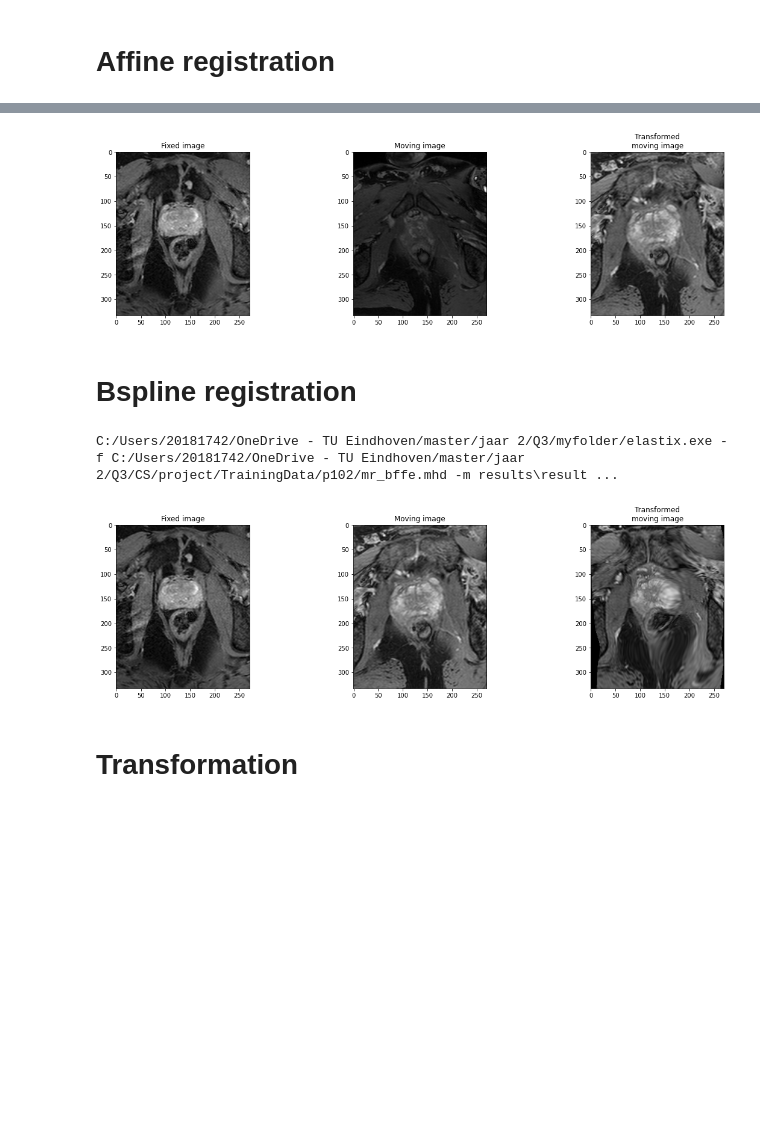
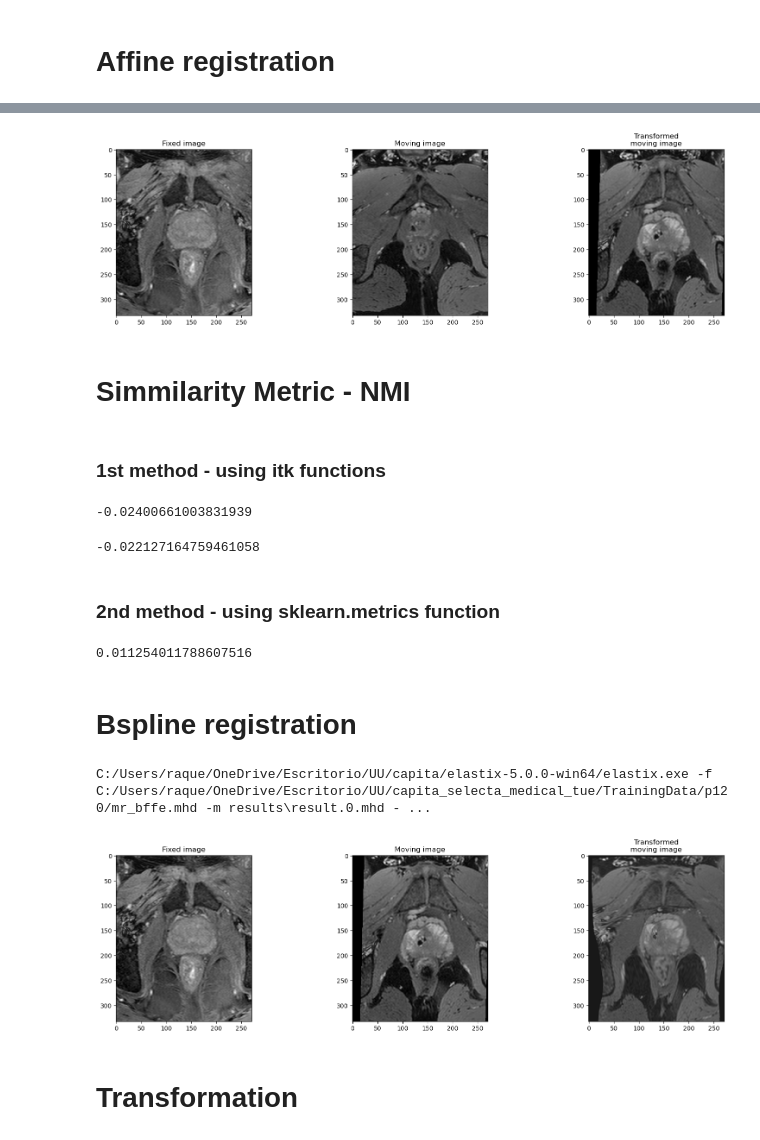
Before and after one commit to reitxel/CapitaSelectaTUe, a Jupyter notebook: Project CS.ipynb, the cells around one changed output, grey strips where cells are left out. Cells and saved outputs as stored; diff of their text form; code cells hidden in the pictures; blank space fills up the shorter version.

```diff
--- a/Project CS.ipynb
+++ b/Project CS.ipynb
@@ -23,7 +77,7 @@ el = elastix.ElastixInterface(elastix_path=ELASTIX_PATH)
 # %%
-fixed_image_path = 'C:/Users/20181742/OneDrive - TU Eindhoven/master/jaar 2/Q3/CS/project/TrainingData/p102/mr_bffe.mhd'
-moving_image_path = 'C:/Users/20181742/OneDrive - TU Eindhoven/master/jaar 2/Q3/CS/project/TrainingData/p107/mr_bffe.mhd'
-parameter_file_path = 'C:/Users/20181742/OneDrive - TU Eindhoven/master/jaar 2/Q3/CS/project/TrainingData/parameters_affine.txt'
+fixed_image_path = 'C:/Users/raque/OneDrive/Escritorio/UU/capita_selecta_medical_tue/TrainingData/p120/mr_bffe.mhd'
+moving_image_path = 'C:/Users/raque/OneDrive/Escritorio/UU/capita_selecta_medical_tue/TrainingData/p125/mr_bffe.mhd'
+parameter_file_path = 'C:/Users/raque/OneDrive/Escritorio/UU/capita_selecta_medical_tue/code2/parameters_affine.txt'
 # %%
 el.register(
     fixed_image=fixed_image_path,
@@ -35,37 +89,71 @@ C:/Users/20181742/OneDrive - TU Eindhoven/master/jaar 2/Q3/myfolder/elastix.exe
 # %%
 result_path_affine = os.path.join('results', 'result.0.mhd')
 # %%
-fixed_image = imageio.imread(fixed_image_path)[40,:,:]
-moving_image = imageio.imread(moving_image_path)[40,:,:]
-transformed_moving_image = imageio.imread(result_path_affine)[40,:,:]
+fixed_image = imageio.v2.imread(fixed_image_path)[40,:,:]
+moving_image = imageio.v2.imread(moving_image_path)[40,:,:]
+transformed_moving_image = imageio.v2.imread(result_path_affine)[40,:,:]
 fig, ax = plt.subplots(1, 3, figsize=(20, 5))
 ax[0].imshow(fixed_image, cmap='gray')
 ax[0].set_title('Fixed image')
 ax[1].imshow(moving_image, cmap='gray')
 ax[1].set_title('Moving image')
 ax[2].imshow(transformed_moving_image, cmap='gray')
 ax[2].set_title('Transformed\nmoving image')
 
 plt.show()
 # %% [output]
-[figure, old version]
+[figure, new version]
+# %% [markdown]
+# Simmilarity Metric - NMI
+# %% [markdown]
+### 1st method - using itk functions
+# %%
+img1 = sitk.ReadImage(fixed_image_path,sitk.sitkFloat32)
+img2 = sitk.ReadImage(moving_image_path,sitk.sitkFloat32)
+
+registration_method = sitk.ImageRegistrationMethod()
+registration_method.SetMetricAsMattesMutualInformation()
+registration_method.MetricEvaluate(img1,img2)
+# %% [output]
+-0.02400661003831939
+# %%
+registration_method_corr = sitk.ImageRegistrationMethod()
+registration_method_corr.SetMetricAsCorrelation()
+registration_method_corr.MetricEvaluate(img1,img2)
+# %% [output]
+-0.022127164759461058
+# %% [markdown]
+### 2nd method - using sklearn.metrics function
+# %%
+def NMI(img1,img2):
+    img1_ = sitk.GetArrayFromImage(img1)
+    img2_ = sitk.GetArrayFromImage(img2)
+    img2_ = np.reshape(img2_, -1)
+    img1_ = np.reshape(img1_, -1)
+    normalized_mutual_infor = normalized_mutual_info_score(img1_, img2_)
+    nmi = normalized_mutual_infor
+    print(nmi)
+
+NMI(img1, img2)
+# %% [output]
+0.011254011788607516
 # %% [markdown]
 # Bspline registration
 # %%
-parameter_file_path_bspline = 'C:/Users/20181742/OneDrive - TU Eindhoven/master/jaar 2/Q3/CS/project/TrainingData/parameters_bspline.txt'
+parameter_file_path_bspline = 'C:/Users/raque/OneDrive/Escritorio/UU/capita_selecta_medical_tue/code2/parameters_bspline1.txt'
 el.register(
     fixed_image=fixed_image_path,
     moving_image=result_path_affine,
     parameters=[parameter_file_path_bspline],
     output_dir='results1')
 # %% [output]
-C:/Users/20181742/OneDrive - TU Eindhoven/master/jaar 2/Q3/myfolder/elastix.exe -f C:/Users/20181742/OneDrive - TU Eindhoven/master/jaar 2/Q3/CS/project/TrainingData/p102/mr_bffe.mhd -m results\result ...
+C:/Users/raque/OneDrive/Escritorio/UU/capita/elastix-5.0.0-win64/elastix.exe -f C:/Users/raque/OneDrive/Escritorio/UU/capita_selecta_medical_tue/TrainingData/p120/mr_bffe.mhd -m results\result.0.mhd - ...
 # %%
 result_path = os.path.join('results1', 'result.0.mhd')
 # %%
-fixed_image = imageio.imread(fixed_image_path)[40,:,:]
-moving_image = imageio.imread(result_path_affine)[40,:,:]
-transformed_moving_image = imageio.imread(result_path)[40,:,:]
+fixed_image = imageio.v2.imread(fixed_image_path)[40,:,:]
+moving_image = imageio.v2.imread(result_path_affine)[40,:,:]
+transformed_moving_image = imageio.v2.imread(result_path)[40,:,:]
 fig, ax = plt.subplots(1, 3, figsize=(20, 5))
 ax[0].imshow(fixed_image, cmap='gray')
 ax[0].set_title('Fixed image')
@@ -76,7 +164,7 @@ ax[2].set_title('Transformed\nmoving image')
 
 plt.show()
 # %% [output]
-[figure, old version]
+[figure, new version]
 # %% [markdown]
 # Transformation
 # %% [markdown]
```
Also changed, not shown: parts of 8 cells of this notebook.
